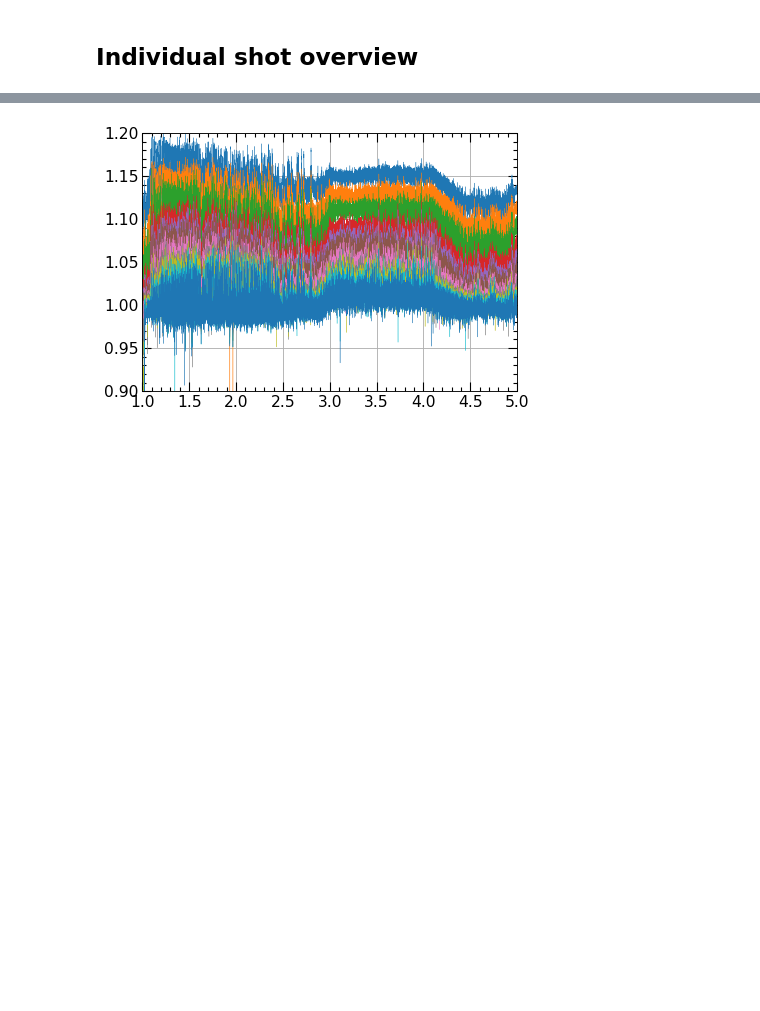
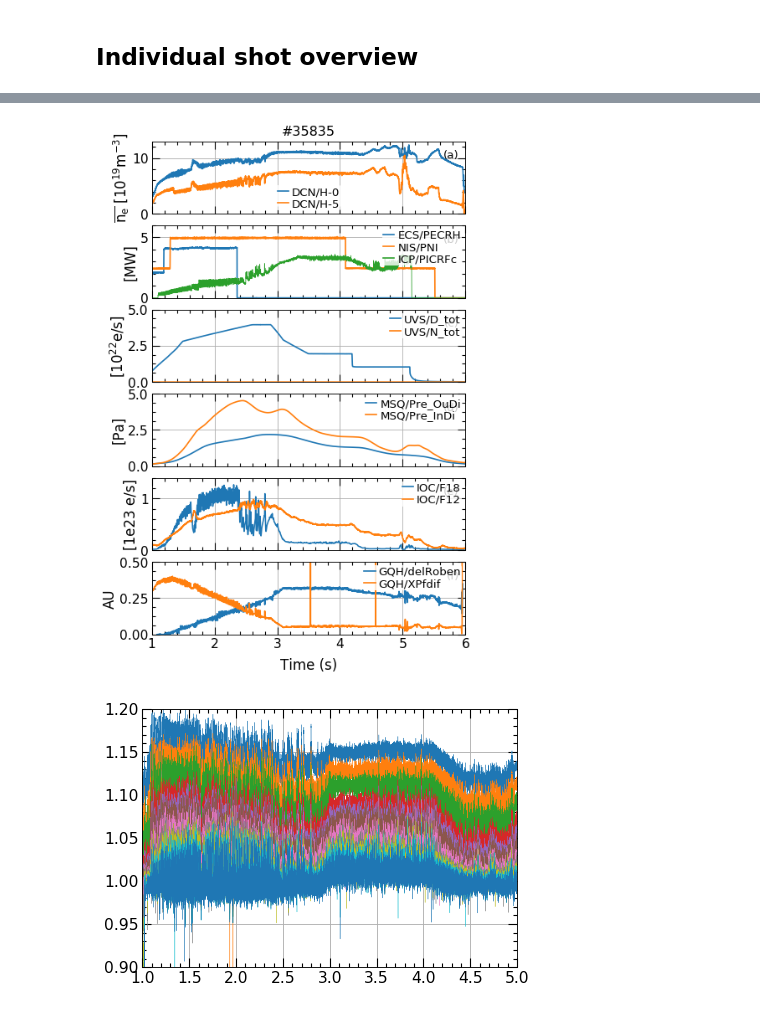
Before and after one commit to guimarais/Shoulder, a Jupyter notebook: Shoulder_DN.ipynb, the cells around one changed output, grey strips where cells are left out. Saved outputs shown, nothing was run; the diff lists cells and outputs as text; code cells hidden in the pictures; blank space fills up the shorter version.

```diff
--- a/Shoulder_DN.ipynb
+++ b/Shoulder_DN.ipynb
@@ -67,0 +68,20 @@ plot_signals({...}) took 0.50551 seconds
+# %%
+shotnr = 35835
+names = ["H-0", "H-5", "PECRH", "PNI", "PICRFc",r"D_tot",r"N_tot",r"Pre_OuDi",r"Pre_InDi","F18","F12","delRoben","XPfdif"]
+data = aug_read.many_signals(
+    diagnostics=(2*["DCN"] + ["ECS","NIS","ICP"] + 2*["UVS"] + 2*["MSQ"] +2*["IOC"] +2*["GQH"]),
+    names=names,
+    shots=[shotnr])
+# %%
+fig, axes, fig_name = plot_signals(
+    data=data, postfixes="overview", boxes=([0]*2 + [1]*3 + [2]*2 + [3]*2 + [4]*2 + [5]*2),maintain_colors=True,
+    legend_kw=dict(loc='best'),
+    signal_multipliers=([1E-19] * 2 + [1E-6]*3 + [1E-22]*2 + [133.0]*2 + [1e-23]*2 + [1.0]*2),
+    y_labels=[r"$\overline{n_e}$ [$10^{19}m^{-3}]$", r"[MW]", r"$[10^{22}e/s]$", r"[Pa]", r"[1e23 e/s]", r"AU"],
+    y_mins=0.0,
+    #y_maxs=([6]*2 + [0.6]*3 + [0.6]*2 + [0.2]*2 + [5e21]*2 + [0.4]*2),
+    y_maxs = ([13]*2 + [6]*3 + [5]*4 + [1.4]*2 + [0.5]*2),
+    t_begin=1, t_end=6,
+    title=r'#'+str(shotnr)
+)
+# %% [output]
@@ -68,3 +89,4 @@ plot_signals({...}) took 0.50551 seconds
+[figure, added]
 # %%
 shotnr = 35835
 lfsr = getsig(shotnr, 'RDL', 'LFSR')
```
Also changed, not shown: parts of 7 cells of this notebook, 6 other files.
